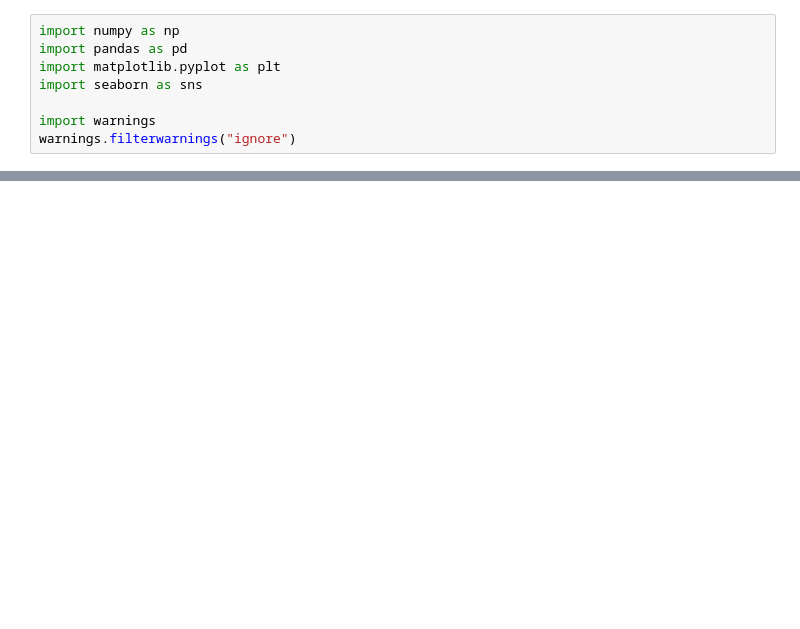
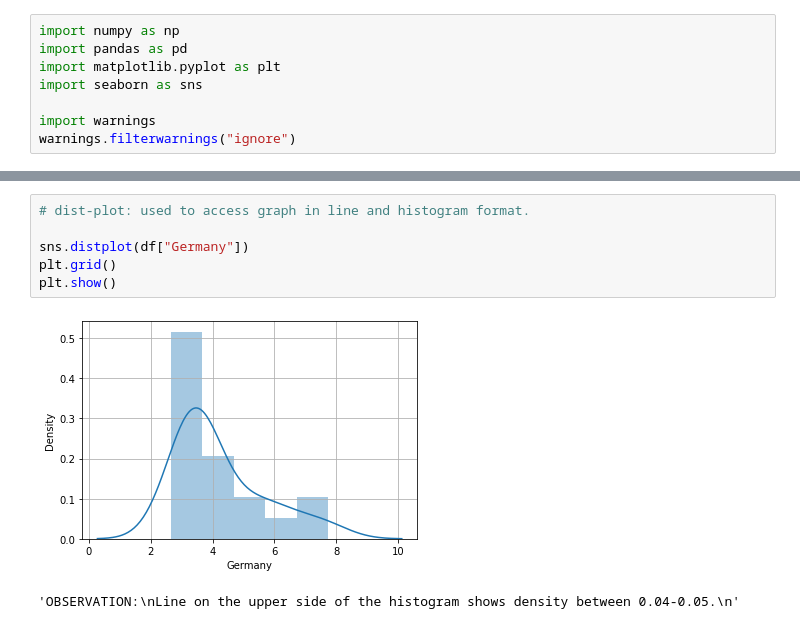
Before and after one commit to Zaid9987/Analysis, a Jupyter notebook: Zaid_AWP_Project.ipynb, the cells around one changed output, grey strips where cells are left out. Saved outputs shown, nothing was run; the diff lists cells and outputs as text; blank space fills up the shorter version.

```diff
--- a/Zaid_AWP_Project.ipynb
+++ b/Zaid_AWP_Project.ipynb
@@ -553,0 +438,9 @@ plt.show()
+# %%
+# dist-plot: used to access graph in line and histogram format.
+
+sns.distplot(df["Germany"])
+plt.grid()
+plt.show()
+# %% [output]
+[figure, added]
+'OBSERVATION:\nLine on the upper side of the histogram shows density between 0.04-0.05.\n'
```
Also changed, not shown: parts of 86 cells of this notebook.
